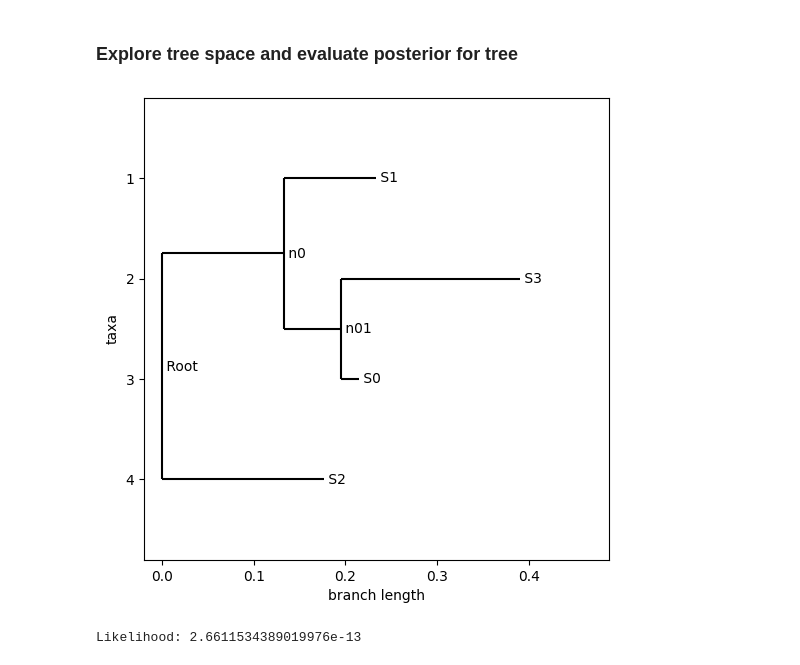
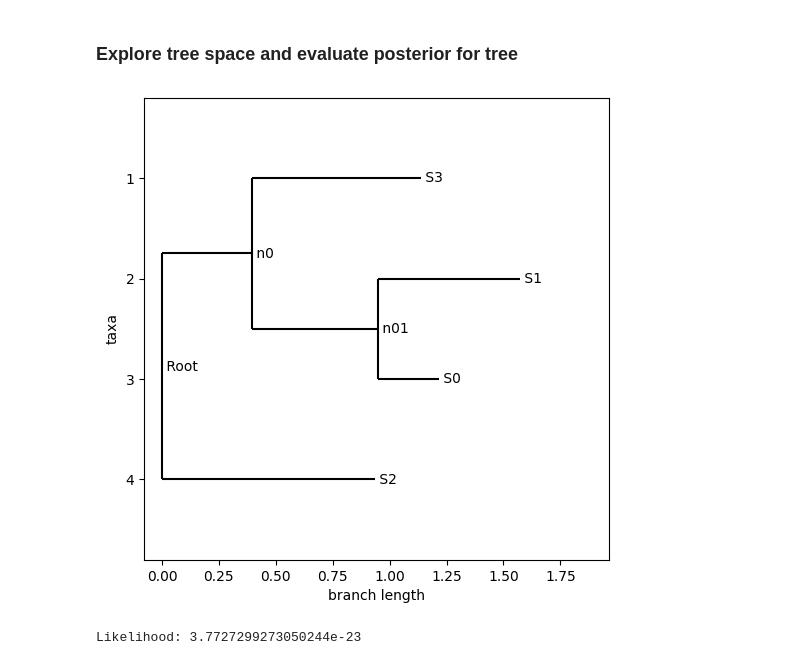
Before and after one commit to LeonMengoni/Bayesian-Phylogenetics, a Jupyter notebook: BayesianPhylogenetics.ipynb, the cells around one changed output. Saved outputs shown, nothing was run; the diff lists cells and outputs as text; code cells hidden in the pictures.

```diff
--- a/BayesianPhylogenetics.ipynb
+++ b/BayesianPhylogenetics.ipynb
@@ -82,21 +82,21 @@ Likelihood: 1.40957434676953e-37
 # %%
 import copy
 
 # Generate a small random tree (4 taxa) and write to file
 
 seq_len = 10
 n_taxa = 4
 
 tree = Phylogenetic_Tree().generate_random_topology(n_taxa=n_taxa)
-tree.generate_random_branch_lengths(distribution="exponential")
+tree.generate_random_branch_lengths(distribution="uniform")
 tree.generate_sequences(seq_len)
 tree.draw()
 print(f"Likelihood: {tree.calculate_likelihood()}")
 
 terminal_taxa = tree.get_terminals() # copy.deepcopy(tree.get_terminals()) # My data
 # %% [output]
-[figure, old version]
+[figure, new version]
-Likelihood: 2.6611534389019976e-13
+Likelihood: 3.7727299273050244e-23
 # %%
 # Data: terminal taxa names and sequences
 taxa_names = [clade.name for clade in terminal_taxa]
```
Also changed, not shown: parts of 10 cells of this notebook.
